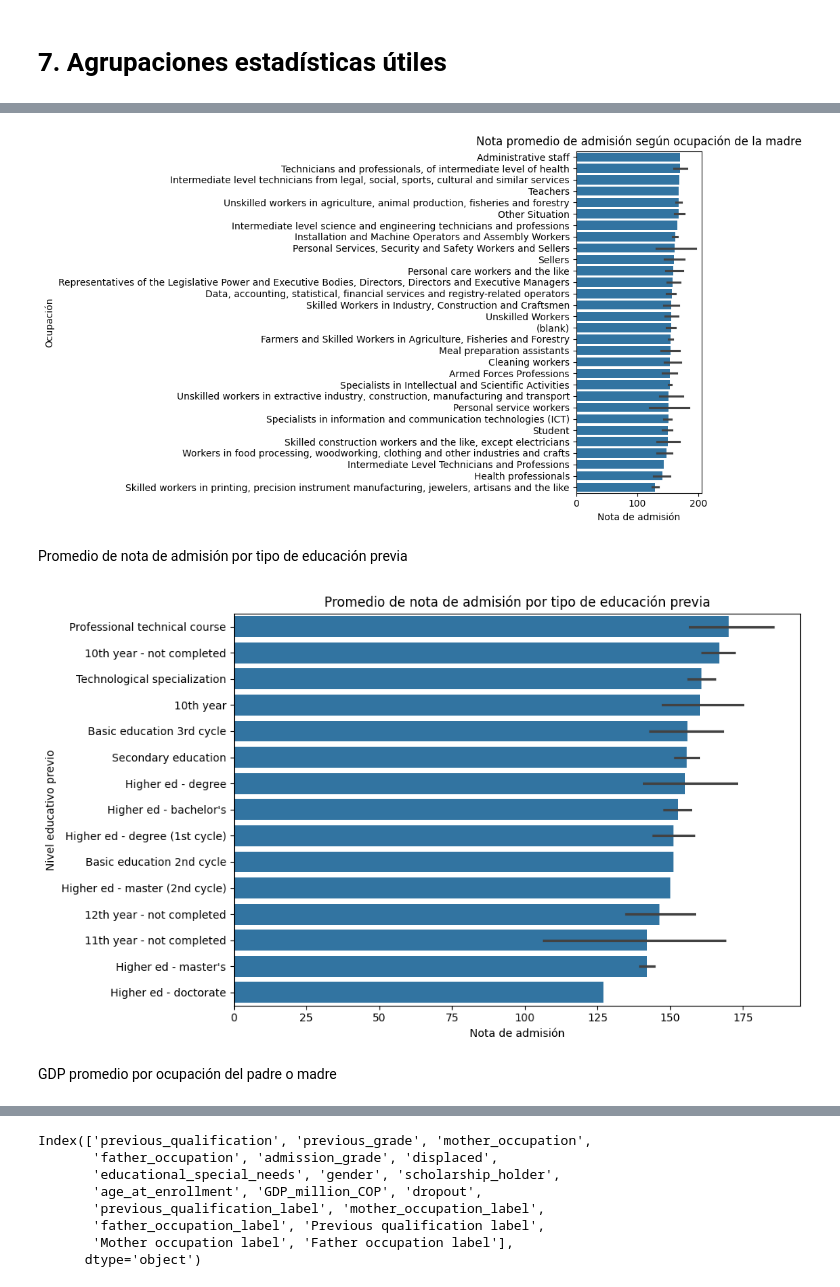
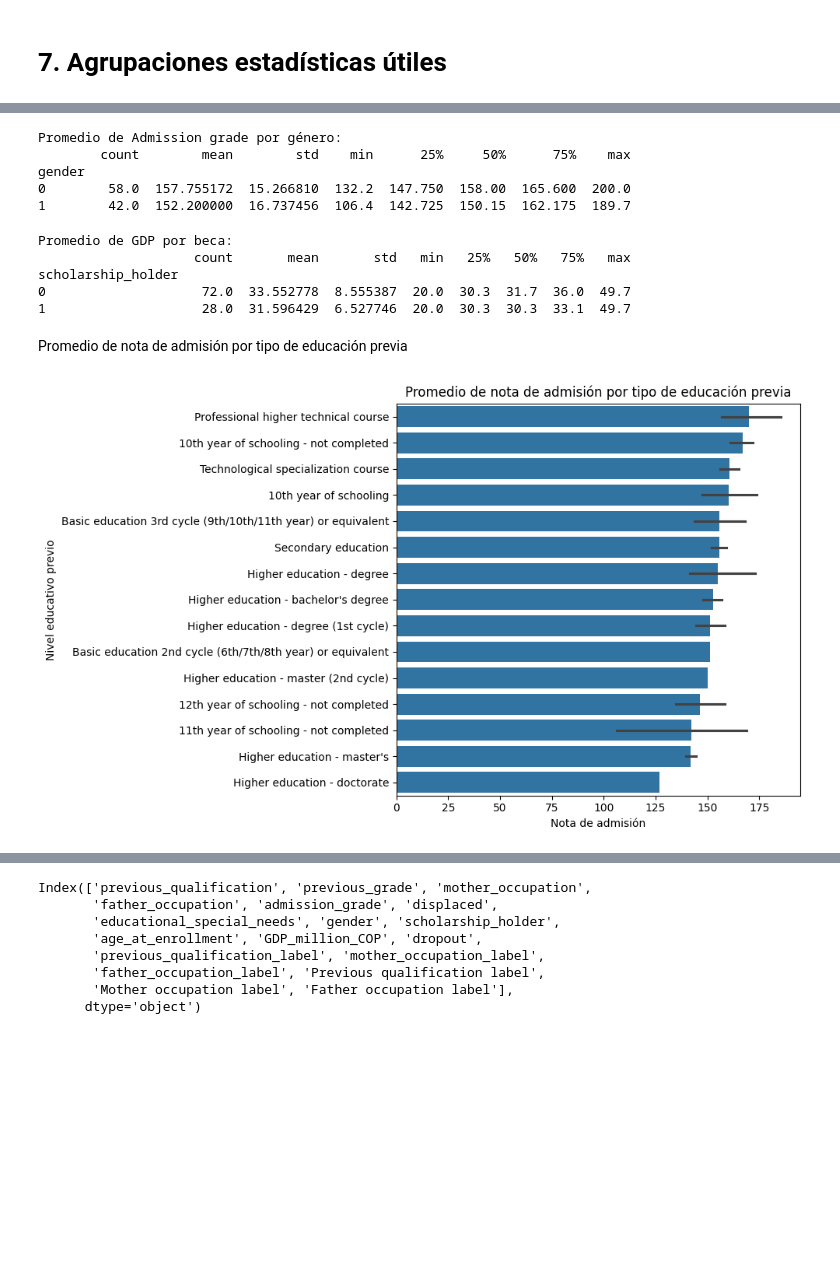
Before and after one commit to Miniicow/student-dropout-prediction, a Jupyter notebook: EDA.ipynb, the cells around one changed output, grey strips where cells are left out. Drawn from its saved outputs; the diff is of its cells as text; code cells hidden in the pictures; blank space fills up the shorter version.

```diff
--- a/EDA.ipynb
+++ b/EDA.ipynb
@@ -475,4 +646,0 @@ father_occupation_dict = {
-# %%
-df["Previous qualification label"] = df["previous_qualification"].map(previous_qualification_dict)
-df["Mother occupation label"] = df["mother_occupation"].map(mother_occupation_dict)
-df["Father occupation label"] = df["father_occupation"].map(father_occupation_dict)
@@ -524,33 +647,38 @@ plt.show()
-# %%
-plt.figure(figsize=(10,6))
-sns.barplot(x="admission_grade", y="Mother occupation label", data=df,
-            order=df.groupby("Mother occupation label")["admission_grade"].mean().sort_values(ascending=False).index)
-plt.title("Nota promedio de admisión según ocupación de la madre")
-plt.xlabel("Nota de admisión")
-plt.ylabel("Ocupación")
-plt.tight_layout()
-plt.show()
-# %% [output]
-[figure, removed]
+# %%
+print("\nPromedio de Admission grade por género:")
+print(df.groupby("gender")["admission_grade"].describe())
+# %% [output]
+Promedio de Admission grade por género:
+        count        mean        std    min      25%     50%      75%    max
+gender
+0        58.0  157.755172  15.266810  132.2  147.750  158.00  165.600  200.0
+1        42.0  152.200000  16.737456  106.4  142.725  150.15  162.175  189.7
+# %%
+print("\nPromedio de GDP por beca:")
+print(df.groupby("scholarship_holder")["GDP_million_COP"].describe())
+# %% [output]
+Promedio de GDP por beca:
+                    count       mean       std   min   25%   50%   75%   max
+scholarship_holder
+0                    72.0  33.552778  8.555387  20.0  30.3  31.7  36.0  49.7
+1                    28.0  31.596429  6.527746  20.0  30.3  30.3  33.1  49.7
 # %% [markdown]
 Promedio de nota de admisión por tipo de educación previa
 # %%
 import pandas as pd
 import seaborn as sns
 import matplotlib.pyplot as plt
 
 # Promedio de nota de admisión por nivel educativo previo
 plt.figure(figsize=(10, 6))
 sns.barplot(data=df,
             x="admission_grade",
-            y="Previous qualification label",
-            order=df.groupby("Previous qualification label")["admission_grade"].mean().sort_values(ascending=False).index)
+            y="previous_qualification_label",
+            order=df.groupby("previous_qualification_label")["admission_grade"].mean().sort_values(ascending=False).index)
 plt.title("Promedio de nota de admisión por tipo de educación previa")
 plt.xlabel("Nota de admisión")
 plt.ylabel("Nivel educativo previo")
 plt.tight_layout()
 plt.show()
 # %% [output]
-[figure, old version]
+[figure, new version]
-# %% [markdown]
-GDP promedio por ocupación del padre o madre
```
Also changed, not shown: parts of 77 cells of this notebook, 1 other file.
